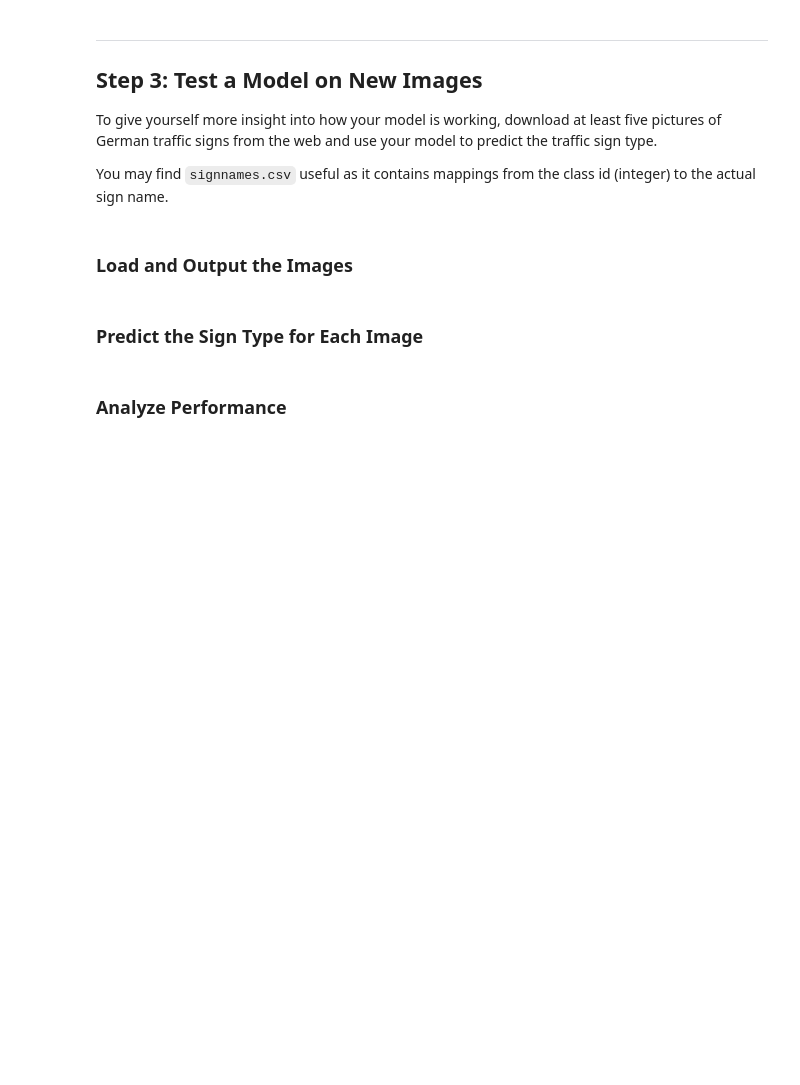
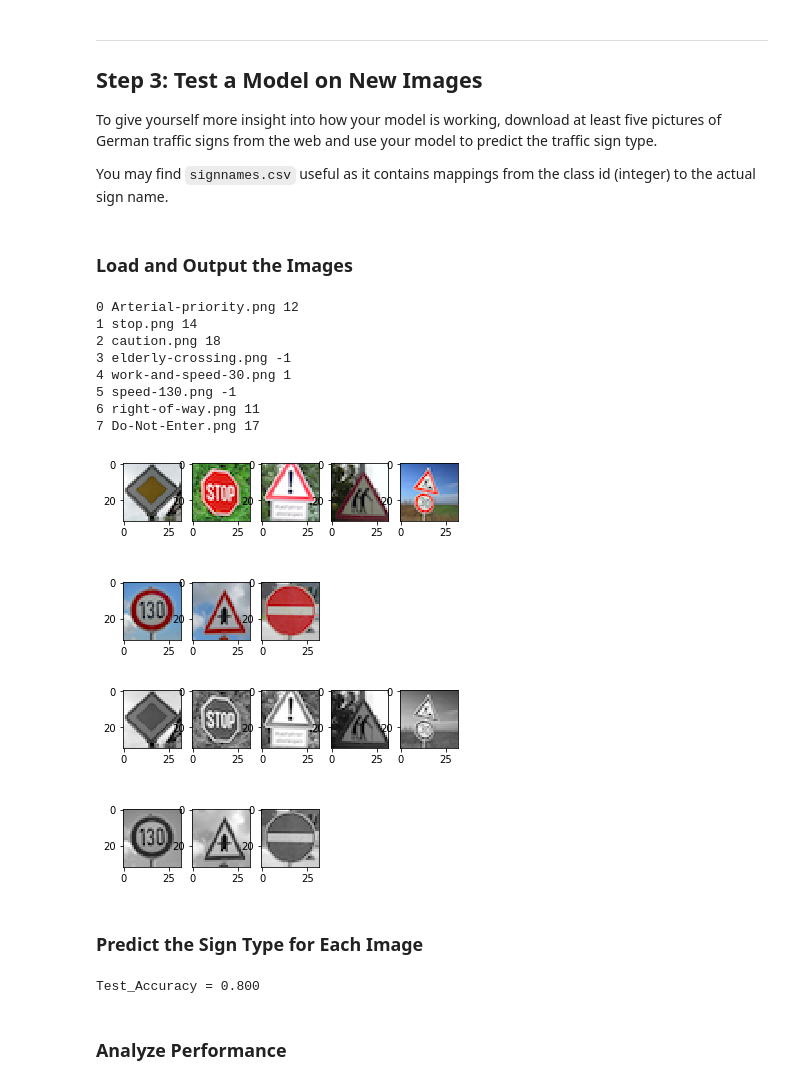
Before and after one commit to svec/CarND-Traffic-Sign-Classifier-Project, a Jupyter notebook: Traffic_Sign_Classifier.ipynb, the cells around one changed output. Saved outputs shown, nothing was run; the diff lists cells and outputs as text; code cells hidden in the pictures; blank space fills up the shorter version.

```diff
--- a/Traffic_Sign_Classifier.ipynb
+++ b/Traffic_Sign_Classifier.ipynb
@@ -433,9 +615,75 @@ You may find `signnames.csv` useful as it contains mappings from the class id (i
+# %%
+### Load the images and plot them here.
+### Feel free to use as many code cells as needed.
+
+import matplotlib
+import matplotlib.image as mpimg
+import math
+
+file_dir = "images-from-the-web"
+
+file_class_mapping = {
+    "Arterial-priority.png": 12,
+    "right-of-way.png": 11,
+    "Do-Not-Enter.png": 17,
+    "caution.png" : 18,
+    "stop.png": 14,
+    "work-and-speed-30.png": 1,
+    "elderly-crossing.png": -1,
+    "speed-130.png": -1,
+}
+
+found_images = np.empty((len(file_class_mapping), 32, 32, 3), dtype=np.uint8)
+found_images_y = []
+
+num_cols = 5
+num_rows = math.ceil(len(file_class_mapping)/num_cols)
+subplot_setup(num_cols, num_rows)
+
+for index, (filename, class_number) in enumerate(file_class_mapping.items()):
+    print(index, filename, class_number)
+    found_images[index] = cv2.imread(file_dir + "/" + filename, cv2.IMREAD_COLOR)
+    found_images[index] = cv2.cvtColor(found_images[index], cv2.COLOR_BGR2RGB)
+    found_images_y.append(class_number)
+    subplot_next(found_images[index])
+
+plt.show()
+
+found_images_gray = convert_to_gray(found_images)
+
+# Poor-man's normalization.
+found_images_gray = (found_images_gray-128)/128
+
+subplot_setup(num_cols, num_rows)
+
+for image in found_images_gray:
+    subplot_next(image)
+
+plt.show()
+# %% [output]
+0 Arterial-priority.png 12
+1 stop.png 14
+2 caution.png 18
+3 elderly-crossing.png -1
+4 work-and-speed-30.png 1
+5 speed-130.png -1
+6 right-of-way.png 11
+7 Do-Not-Enter.png 17
+[figure, added]
+[figure, added]
 # %% [markdown]
 ### Predict the Sign Type for Each Image
 # %%
 ### Run the predictions here and use the model to output the prediction for each image.
 ### Make sure to pre-process the images with the same pre-processing pipeline used earlier.
 ### Feel free to use as many code cells as needed.
+with tf.Session() as sess:
+    saver.restore(sess, tf.train.latest_checkpoint('.'))
+
+    test_accuracy = evaluate(found_images_gray, found_images_y)
+    print("Test_Accuracy = {:.3f}".format(test_accuracy))
+# %% [output]
+Test_Accuracy = 0.800
 # %% [markdown]
 ### Analyze Performance
 # %%
```
Also changed, not shown: parts of 9 cells of this notebook, 10 other files.
